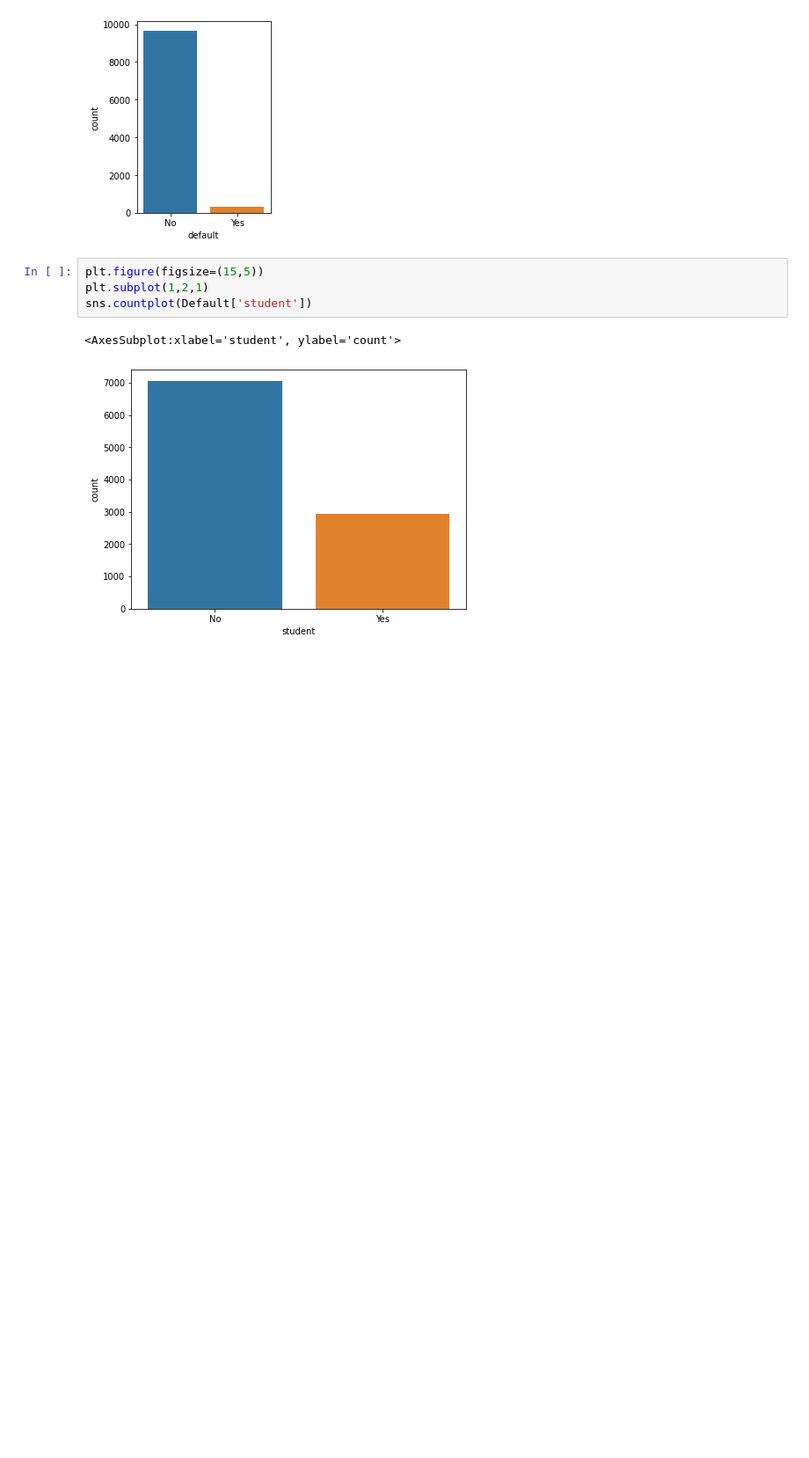
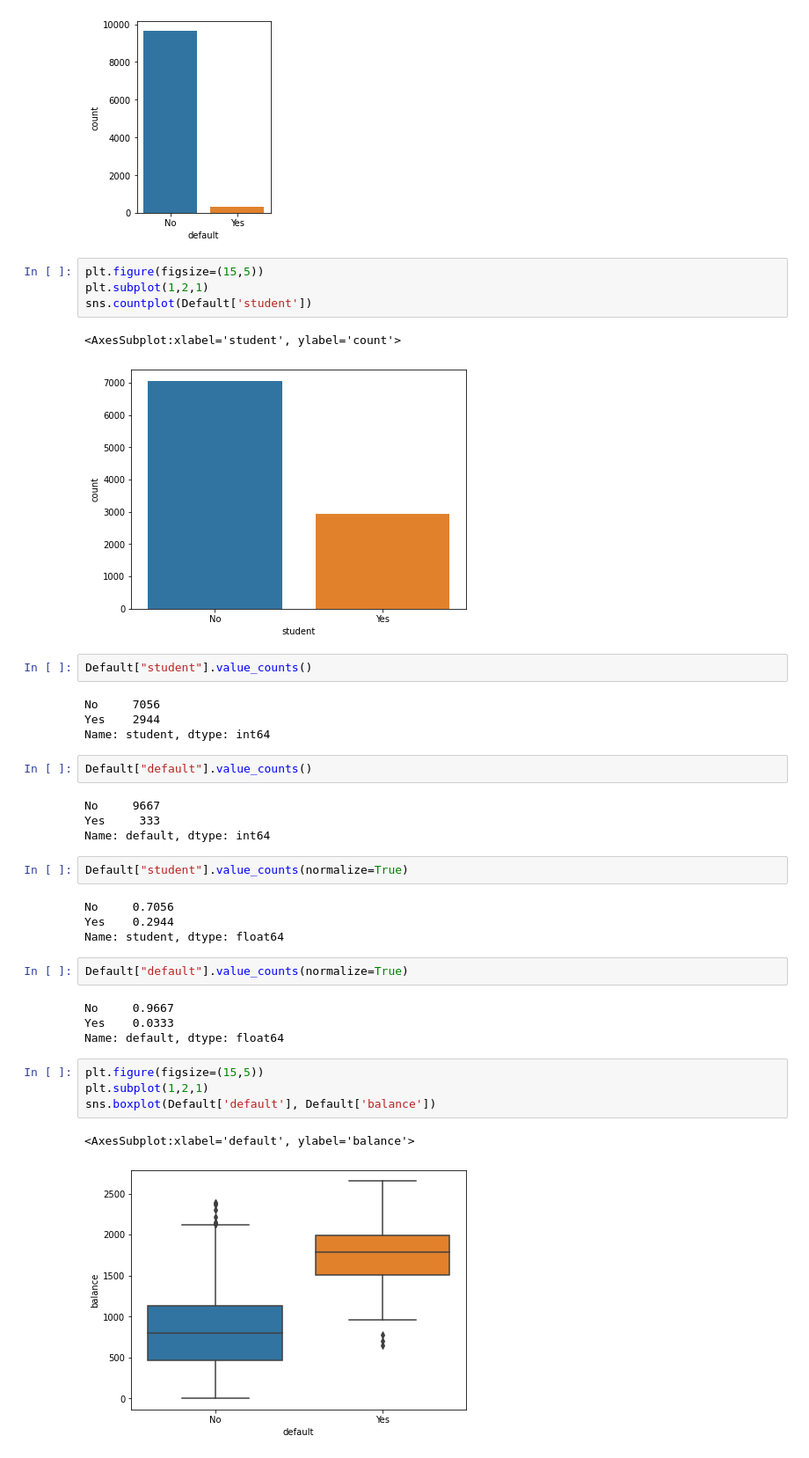
Before and after one commit to Rishiraj-singh7/Financial-data-Analysis, a Jupyter notebook: main.ipynb, the cells around one changed output. Shown: that part at 88% size. Cells and saved outputs as stored; diff of their text form; blank space fills up the shorter version.

Commit message:
subplots

```diff
--- a/main.ipynb
+++ b/main.ipynb
@@ -63,3 +63,34 @@ sns.countplot(Default['student'])
 # %% [output]
 <AxesSubplot:xlabel='student', ylabel='count'>
 [figure]
+# %%
+Default["student"].value_counts()
+# %% [output]
+No     7056
+Yes    2944
+Name: student, dtype: int64
+# %%
+Default["default"].value_counts()
+# %% [output]
+No     9667
+Yes     333
+Name: default, dtype: int64
+# %%
+Default["student"].value_counts(normalize=True)
+# %% [output]
+No     0.7056
+Yes    0.2944
+Name: student, dtype: float64
+# %%
+Default["default"].value_counts(normalize=True)
+# %% [output]
+No     0.9667
+Yes    0.0333
+Name: default, dtype: float64
+# %%
+plt.figure(figsize=(15,5))
+plt.subplot(1,2,1)
+sns.boxplot(Default['default'], Default['balance'])
+# %% [output]
+<AxesSubplot:xlabel='default', ylabel='balance'>
+[figure, added]
```
Also changed, not shown: parts of 1 cell of this notebook.
